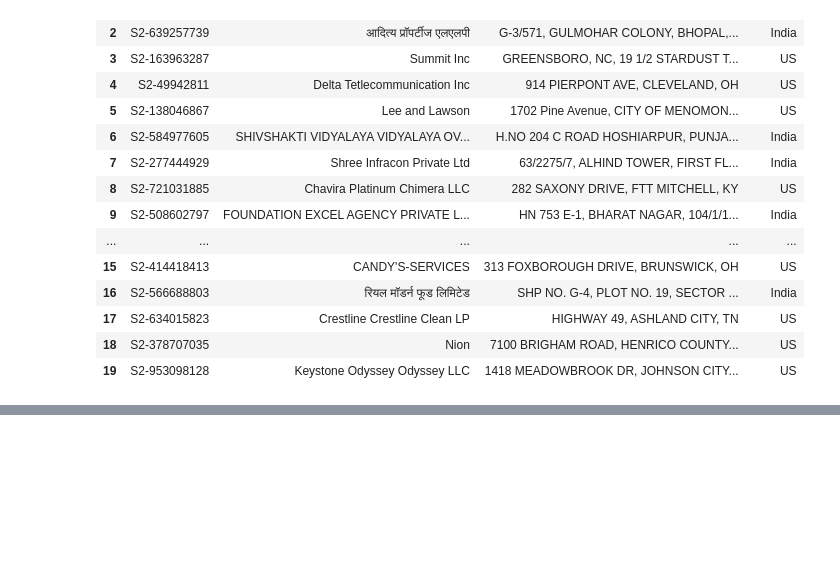
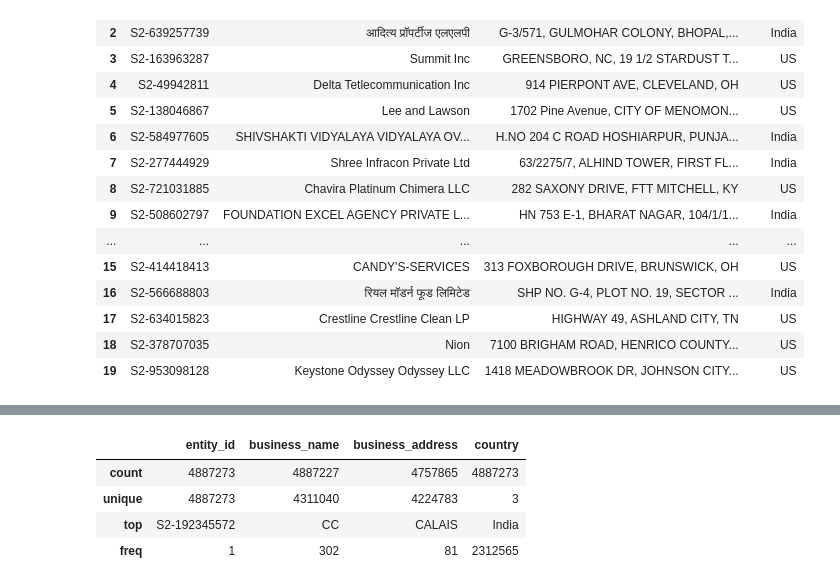
Before and after one commit to Chirag-OP/amazon_ml_challenge, a Jupyter notebook: preprocessing.ipynb, the cells around one changed output, grey strips where cells are left out. Drawn from its saved outputs; the diff is of its cells as text; code cells hidden in the pictures; blank space fills up the shorter version.

```diff
--- a/preprocessing.ipynb
+++ b/preprocessing.ipynb
@@ -179,0 +303,8 @@ def extract_state(address, country):
+# %%
+test_source2.describe()
+# %% [output]
+|  | entity_id | business_name | business_address | country |
+| count | 4887273 | 4887227 | 4757865 | 4887273 |
+| unique | 4887273 | 4311040 | 4224783 | 3 |
+| top | S2-192345572 | CC | CALAIS | India |
+| freq | 1 | 302 | 81 | 2312565 |
```
Also changed, not shown: parts of 10 cells of this notebook, 5 other files.
